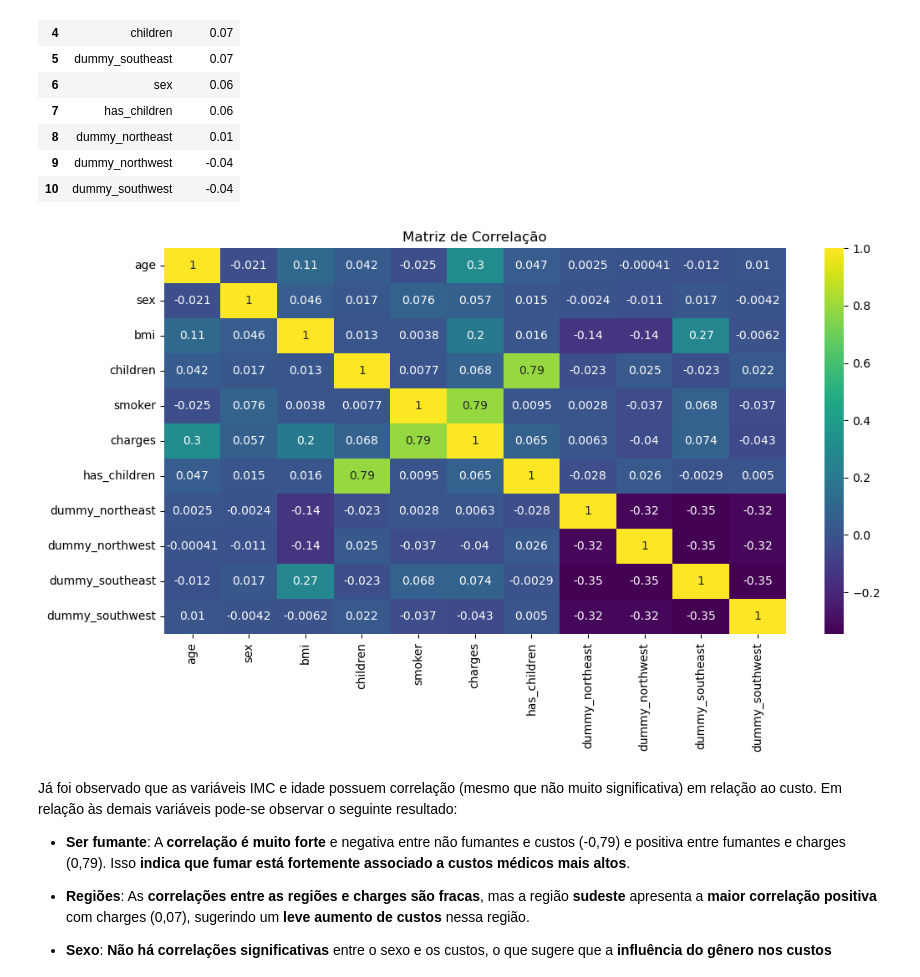
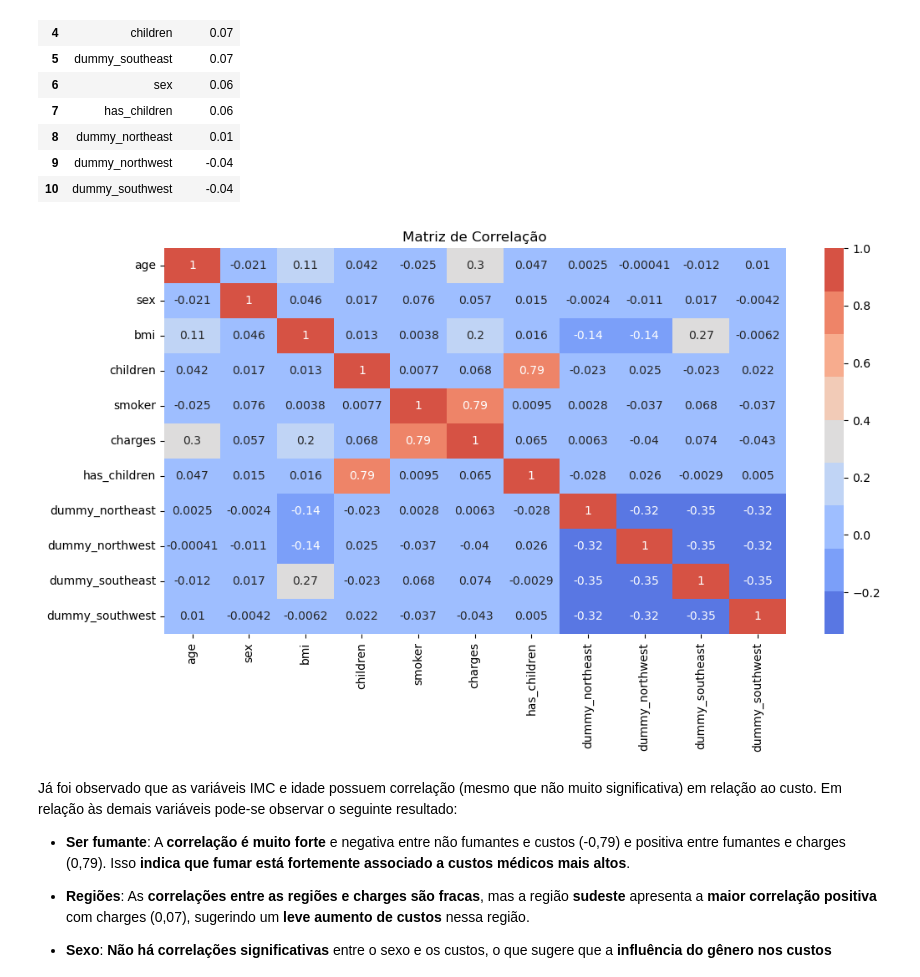
Before and after one commit to leonardoramires/fiap-ia4devs, a Jupyter notebook: tech-challenge/fase1/03_prediction.ipynb, the cells around one changed output. Saved outputs shown, nothing was run; the diff lists cells and outputs as text; code cells hidden in the pictures.

```diff
--- a/tech-challenge/fase1/03_prediction.ipynb
+++ b/tech-challenge/fase1/03_prediction.ipynb
@@ -374,11 +355,12 @@ df_coded.head()
 # %%
 # Criação da matriz de correlação entre as variáveis numéricas
 plt.figure(figsize=(12, 6))
-sns.heatmap(df_coded.corr(), annot=True, cmap="viridis")
+div_palette = sns.color_palette("coolwarm", 9)
+sns.heatmap(df_coded.corr(), annot=True, cmap=div_palette)
 plt.title('Matriz de Correlação')
 plt.show()
 # %% [output]
-[figure, old version]
+[figure, new version]
 # %% [markdown]
 
 Já foi observado que as variáveis IMC e idade possuem correlação (mesmo que não muito significativa) em relação ao custo. Em relação às demais variáveis pode-se observar o seguinte resultado:
```
Also changed, not shown: parts of 14 cells of this notebook.
